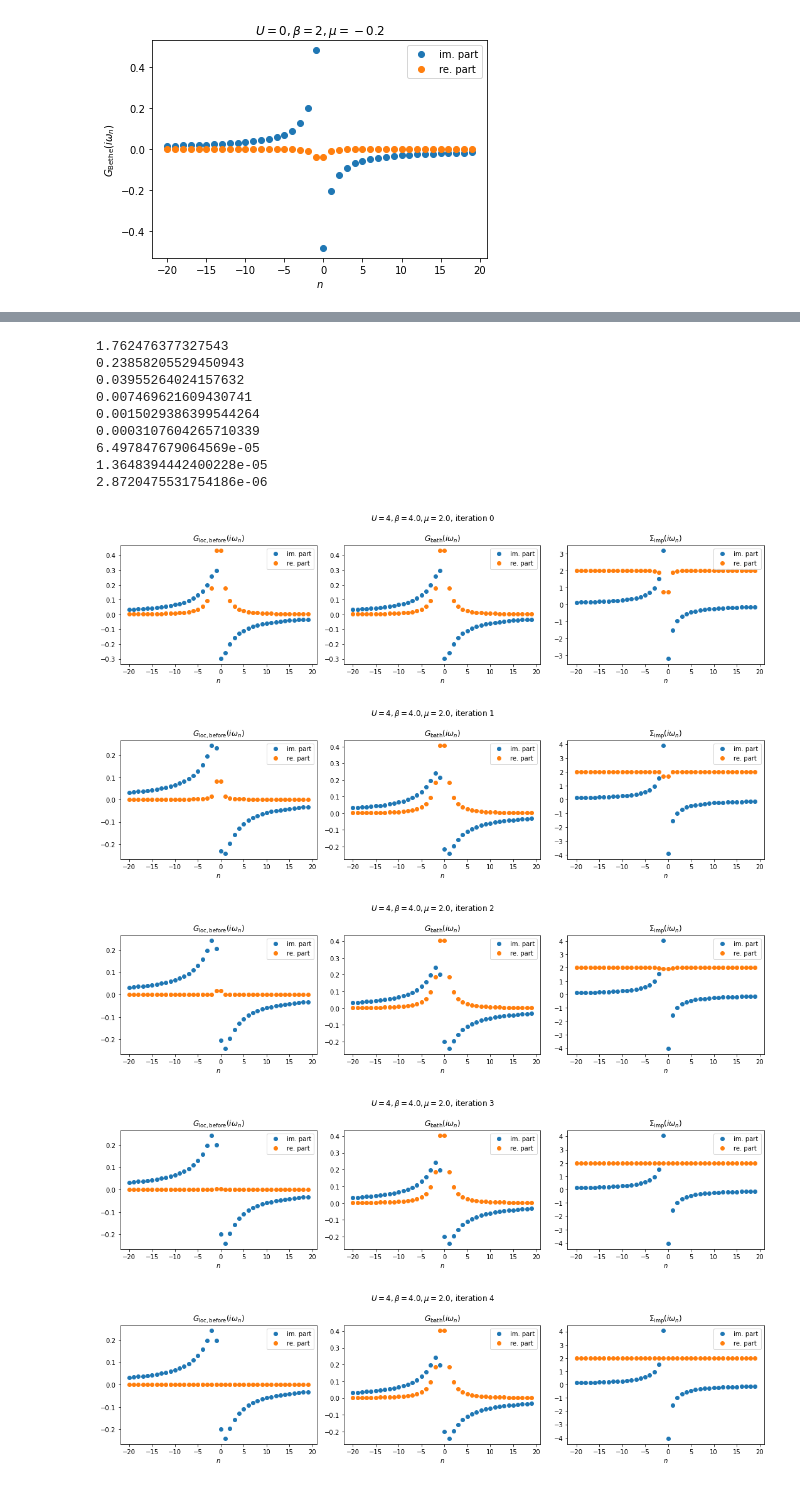
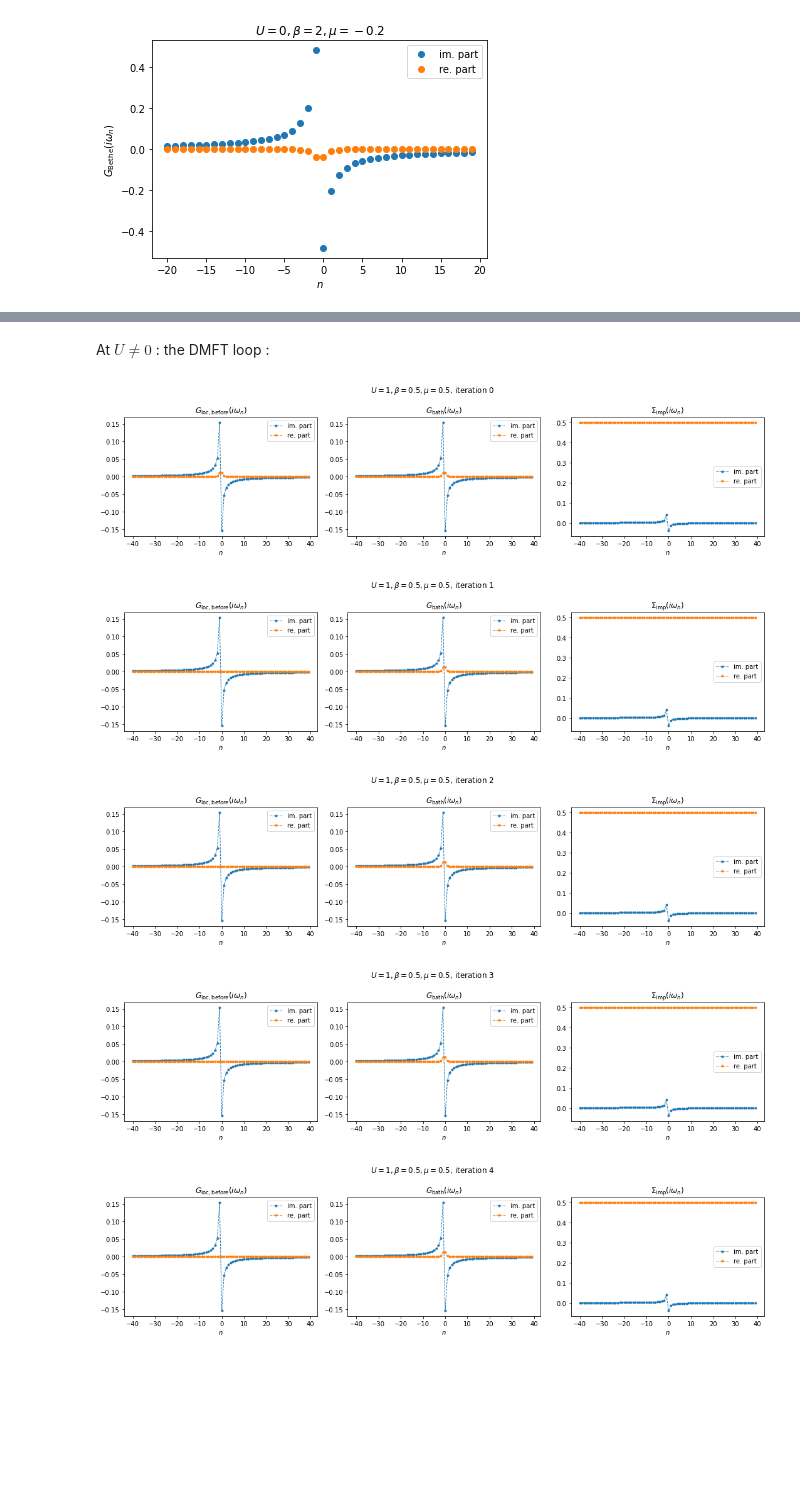
Before and after one commit to romainfd/DMFT-solver, a Jupyter notebook: play-with-green-func.ipynb, the cells around one changed output, grey strips where cells are left out. Drawn from its saved outputs; the diff is of its cells as text; code cells hidden in the pictures; blank space fills up the shorter version.

Commit message:
alternative DMFT loop (with Σ); numerical recip of Hilbert transform

```diff
--- a/play-with-green-func.ipynb
+++ b/play-with-green-func.ipynb
@@ -249,0 +283,11 @@ Looks like it's bijective on $\mathbb{C} \to [-1,1]+\mathrm{i} [-1,1]$.
+# %%
+def latt_R_numrecip (latt_hilbert, latt_hilbert_deriv, η):
+    f = lambda z: np.abs(latt_hilbert(z[0]+1j*z[1])-η)
+    z = optimize.brute(f, finish=optimize.fmin, ranges=[(-4,4),(-4,4)], Ns=30)
+    z = z[0]+1j*z[1]
+    if latt_hilbert_deriv is not None:
+        try:
+            z = optimize.newton(lambda z: latt_hilbert(z)-η, fprime=latt_hilbert_deriv, x0=z)
+        except RuntimeError:
+            pass
+    return z
@@ -249,0 +296,13 @@ Looks like it's bijective on $\mathbb{C} \to [-1,1]+\mathrm{i} [-1,1]$.
+# %%
+x = np.linspace(-0.1, 0.99, 50)
+y = np.linspace(-0.1, 0.99, 50)
+X,Y = np.meshgrid(x,y)
+def f (η):
+    if np.abs(η) < 1:
+        return np.abs( latt_R_numrecip(latt_Bethe_hilbert,latt_Bethe_hilbert_deriv,η) - latt_Bethe_R(η) )
+    else:
+        return np.nan
+f = np.vectorize(f)
+Z = f(X+1j*Y)
+plt.imshow(Z, extent=(-0.1,0.99,-0.1,0.99), origin='lower', norm=mpl.colors.LogNorm())
+plt.colorbar()
@@ -281,8 +360,12 @@ plt.title(r"$U=0, \beta={}, \mu={}$".format(β,µ));
+# %% [markdown]
+At $U\neq 0$ : the DMFT loop :
 # %%
-def imp_Gbath_from_Gloc (R:Callable[[float],float], iωn:np.array, Gloc_iωn:np.array, µ:float) -> np.array:
+# eq (self-consistent-eq-reciproc-Hilbert-fromcavity)
+
+def imp_Gbath_from_Gloc (R:Callable[[complex],complex], iωn:np.array, Gloc_iωn:np.array, µ:float) -> np.array:
     return 1 /( iωn + µ + 1/Gloc_iωn - R(Gloc_iωn) )
 # %%
-def impurity_solver_IPT (β:float, U:float, iωn:np.array, Gbath_iωn:np.array, dτ=1e-3) -> Callable[[int],float]:
+def impurity_solver_IPT (β:float, U:float, iωn:np.array, Gbath_iωn:np.array, dτ=1e-3) -> Callable[[int],complex]:
     # Gbath_iωn should have an even size 2N, corresponding to n's in [-N,N[ (eg. [-1,0], [-2,-1,0,1]...)
     Gbath_shift_iωn = 1/( 1/Gbath_iωn - U/2 )
     τ = np.arange(0, β+1e-10, dτ)
@@ -292,57 +375,50 @@ def impurity_solver_IPT (β:float, U:float, iωn:np.array, Gbath_iωn:np.array,
     f = lambda n: U/2 + (U/2)**2 * dτ * np.sum( np.exp(1j*ωn(β,n)*τ) * Gbath_shift_τ )
     return np.vectorize(f)
 # %%
-β = 4.
-U = 4
+β = 0.5
+U = 1
 µ = U/2
-n = np.arange(-20,20)
+n = np.arange(-40,40) # np.arange(-300,300)
 iωn = 1j*ωn(β,n)
 
 Gloc_iωn = G0_loc_iωn(latt_Bethe_hilbert, iωn, µ)
 
 def plot_Giωn (ax, G_iωn, it, name="G"):
-    ax.plot(n, np.imag(G_iωn), 'o', label='im. part')
-    ax.plot(n, np.real(G_iωn), 'o', label='re. part')
+    ax.plot(n, np.imag(G_iωn), '.--', lw=1, label='im. part')
+    ax.plot(n, np.real(G_iωn), '.--', lw=1, label='re. part')
     ax.set_xlabel("$n$")
     ax.set_title("$"+name+r"(i\omega_n)$")
     ax.legend()
 
 γ = 0.9
 
 for it in range(100):
     fig, (ax1,ax2,ax3) = plt.subplots(ncols=3, figsize=(15,4))
     plot_Giωn(ax1, Gloc_iωn, it, "G_\operatorname{loc,before}")
 
     # DMFT loop
     Gbath_iωn = imp_Gbath_from_Gloc (latt_Bethe_R, iωn, Gloc_iωn, µ)
     plot_Giωn(ax2, Gbath_iωn, it, "G_\operatorname{bath}")
     Σloc_iωn = impurity_solver_IPT (β, U, iωn, Gbath_iωn)
     Σloc_iωn = Σloc_iωn(n)
     plot_Giωn(ax3, Σloc_iωn, it, "\Sigma_\operatorname{imp}")
     Gloc_iωn_new = 1 / ( 1/Gbath_iωn - Σloc_iωn )
     # or : Gloc_iωn_new = latt_Bethe_hilbert( iωn + µ - Σloc_iωn )
 
     fig.suptitle(r"$U={}, \beta={}, \mu={}$, iteration {}".format(U,β,µ,it))
     fig.tight_layout()
 
     norm1_diff = np.linalg.norm(Gloc_iωn-Gloc_iωn_new, ord=1)
-    print(norm1_diff)
+#    print(norm1_diff)
     if norm1_diff < 1e-5:
         Gloc_iωn = Gloc_iωn_new
         break
     Gloc_iωn = (1-γ) * Gloc_iωn + γ * Gloc_iωn_new
+
+Σloc_iωn_loop1 = Σloc_iωn
 # %% [output]
-1.762476377327543
-0.23858205529450943
-0.03955264024157632
-0.007469621609430741
-0.0015029386399544264
-0.0003107604265710339
-6.497847679064569e-05
-1.3648394442400228e-05
-2.8720475531754186e-06
-[figure, old version]
+[figure, new version]
-[figure, old version]
+[figure, new version]
-[figure, old version]
+[figure, new version]
-[figure, old version]
+[figure, new version]
-[figure, old version]
+[figure, new version]
```
Also changed, not shown: parts of 21 cells of this notebook.
